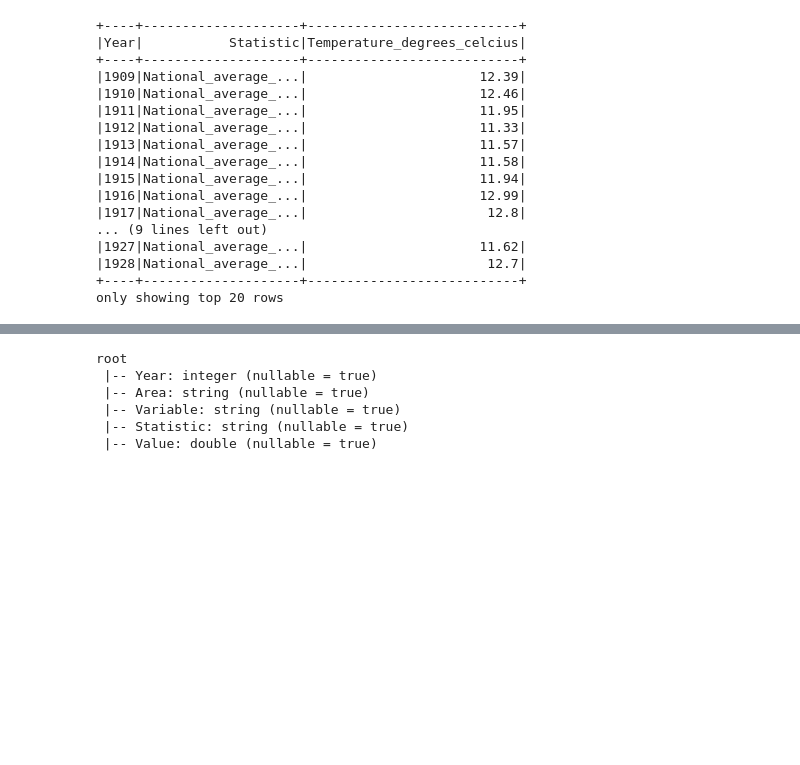
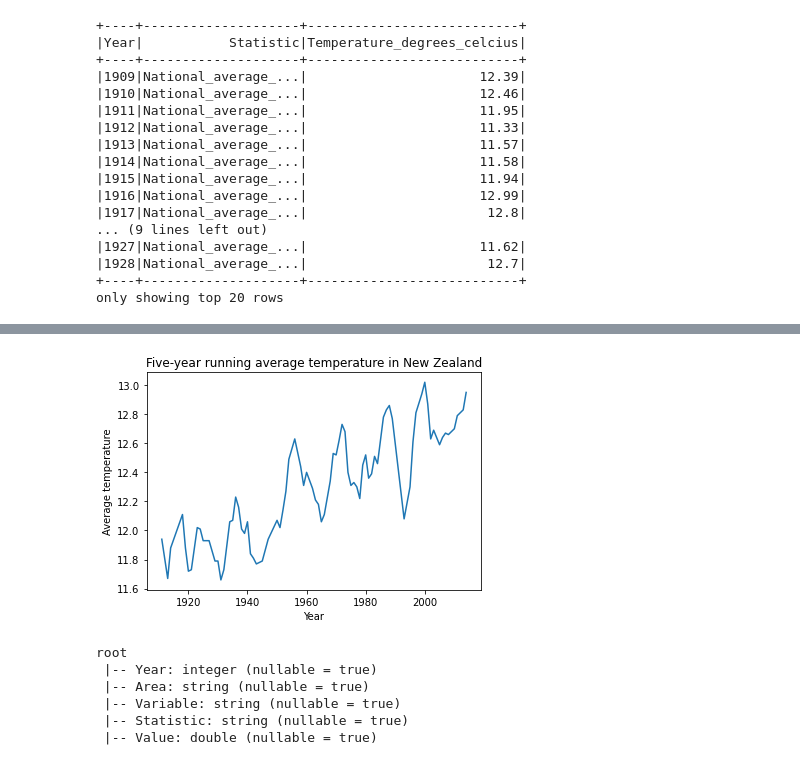
Before and after one commit to skye-yoon/infosys722, a Jupyter notebook: Iteration4.ipynb, the cells around one changed output, grey strips where cells are left out. Saved outputs shown, nothing was run; the diff lists cells and outputs as text; code cells hidden in the pictures; blank space fills up the shorter version.

```diff
--- a/Iteration4.ipynb
+++ b/Iteration4.ipynb
@@ -219,3 +233,13 @@ plt.show()
+# %%
+# Visualization for New Zealand's national temperature (1909–2016)
+plot_data = nz_temperature_data.filter('Statistic == "Five-year_running_average_temperature"').select('Year','Temperature_degrees_celcius').sample(False, 0.8).toPandas()
+plt.plot(plot_data.Year, plot_data.Temperature_degrees_celcius)
+plt.xlabel("Year")
+plt.ylabel("Average temperature")
+plt.title("Five-year running average temperature in New Zealand")
+plt.show()
+# %% [output]
+[figure, added]
 # %%
 # Sea surface mean temperature in New Zealand (1993-2016)
 sea_surface_temperature_data.printSchema()
```
Also changed, not shown: parts of 49 cells of this notebook.
